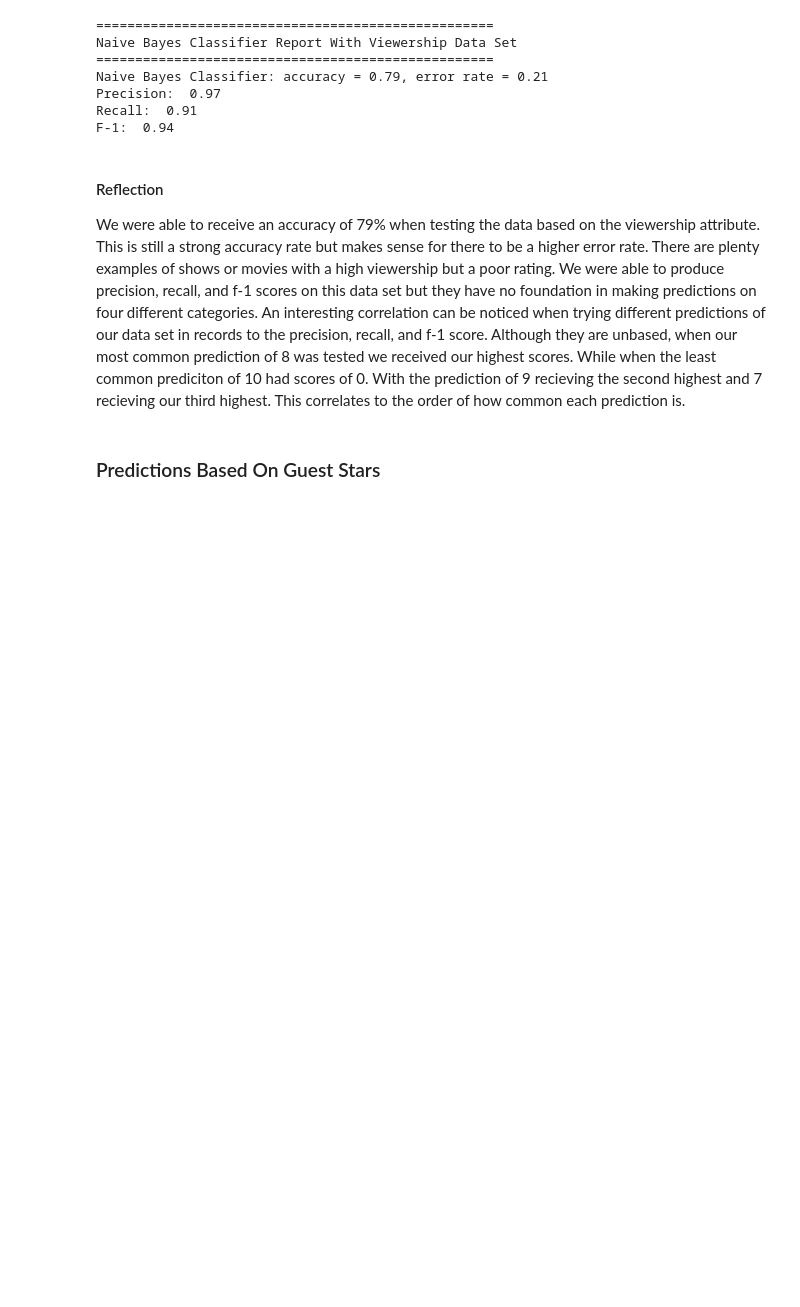
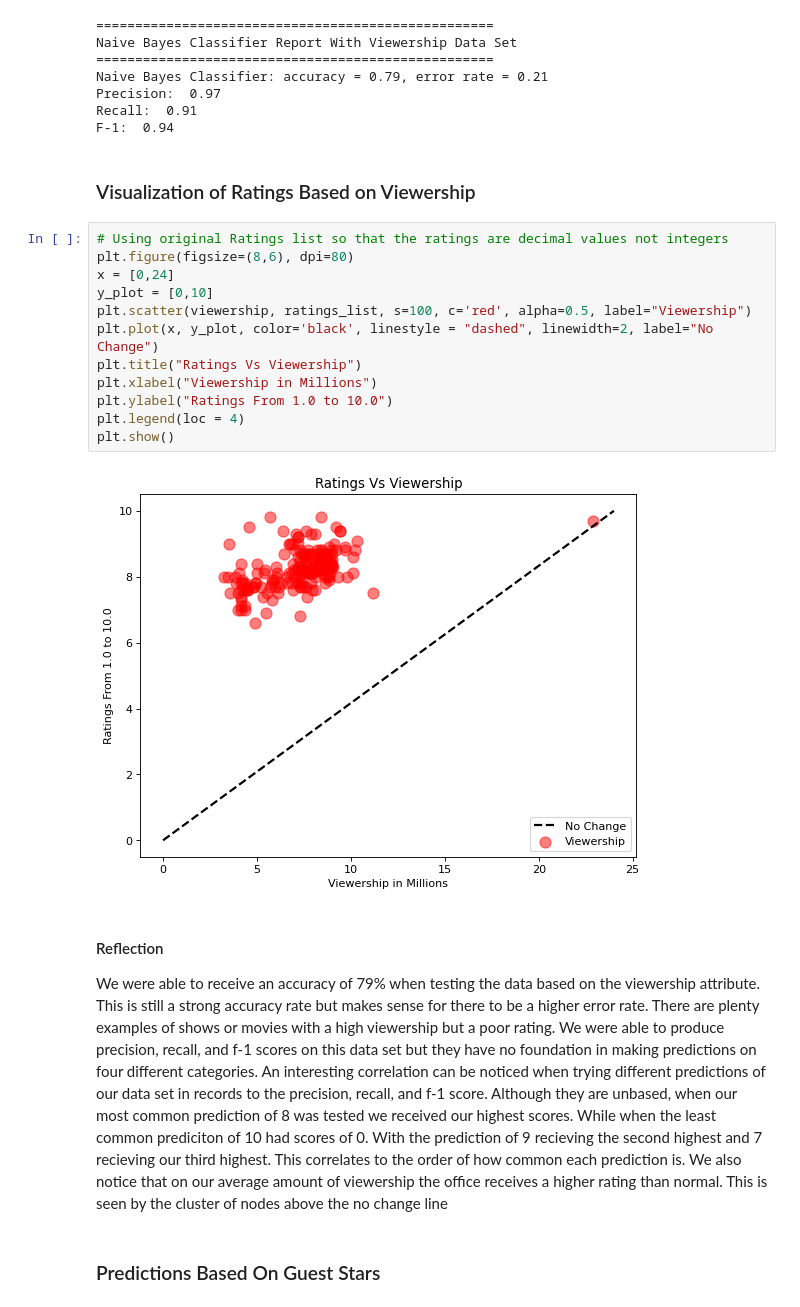
Before and after one commit to cdeide/CPSC-322-Final-Project, a Jupyter notebook: project_review.ipynb, the cells around one changed output. Saved outputs shown, nothing was run; the diff lists cells and outputs as text; blank space fills up the shorter version.

Commit message:
Graphs completed

```diff
--- a/project_review.ipynb
+++ b/project_review.ipynb
@@ -213,9 +222,25 @@ Naive Bayes Classifier: accuracy = 0.79, error rate = 0.21
 Precision:  0.97
 Recall:  0.91
 F-1:  0.94
+# %% [markdown]
+### Visualization of Ratings Based on Viewership
+# %%
+# Using original Ratings list so that the ratings are decimal values not integers
+plt.figure(figsize=(8,6), dpi=80)
+x = [0,24]
+y_plot = [0,10]
+plt.scatter(viewership, ratings_list, s=100, c='red', alpha=0.5, label="Viewership")
+plt.plot(x, y_plot, color='black', linestyle = "dashed", linewidth=2, label="No Change")
+plt.title("Ratings Vs Viewership")
+plt.xlabel("Viewership in Millions")
+plt.ylabel("Ratings From 1.0 to 10.0")
+plt.legend(loc = 4)
+plt.show()
+# %% [output]
+[figure, added]
 # %% [markdown]
 #### Reflection
-We were able to receive an accuracy of 79% when testing the data based on the viewership attribute. This is still a strong accuracy rate but makes sense for there to be a higher error rate. There are plenty examples of shows or movies with a high viewership but a poor rating. We were able to produce precision, recall, and f-1 scores on this data set but they have no foundation in making predictions on four different categories. An interesting correlation can be noticed when trying different predictions of our data set in records to the precision, recall, and f-1 score. Although they are unbased, when our most common prediction of 8 was tested we received our highest scores. While when the least common prediciton of 10 had scores of 0. With the prediction of 9 recieving the second highest and 7 recieving our third highest. This correlates to the order of how common each prediction is.
+We were able to receive an accuracy of 79% when testing the data based on the viewership attribute. This is still a strong accuracy rate but makes sense for there to be a higher error rate. There are plenty examples of shows or movies with a high viewership but a poor rating. We were able to produce precision, recall, and f-1 scores on this data set but they have no foundation in making predictions on four different categories. An interesting correlation can be noticed when trying different predictions of our data set in records to the precision, recall, and f-1 score. Although they are unbased, when our most common prediction of 8 was tested we received our highest scores. While when the least common prediciton of 10 had scores of 0. With the prediction of 9 recieving the second highest and 7 recieving our third highest. This correlates to the order of how common each prediction is. We also notice that on our average amount of viewership the office receives a higher rating than normal. This is seen by the cluster of nodes above the no change line
 # %% [markdown]
 ### Predictions Based On Guest Stars
 # %%
```
Also changed, not shown: parts of 27 cells of this notebook.
